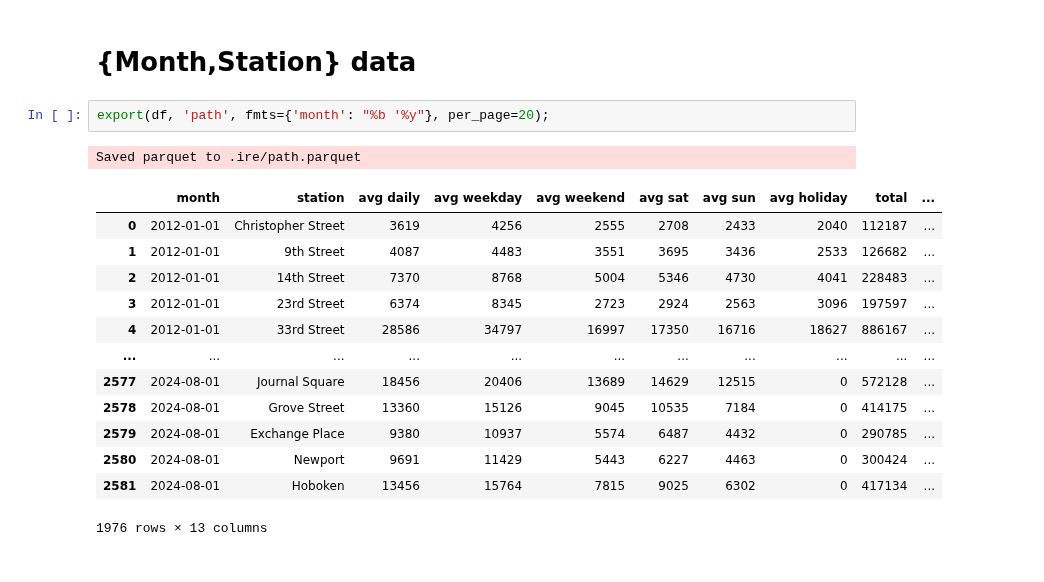
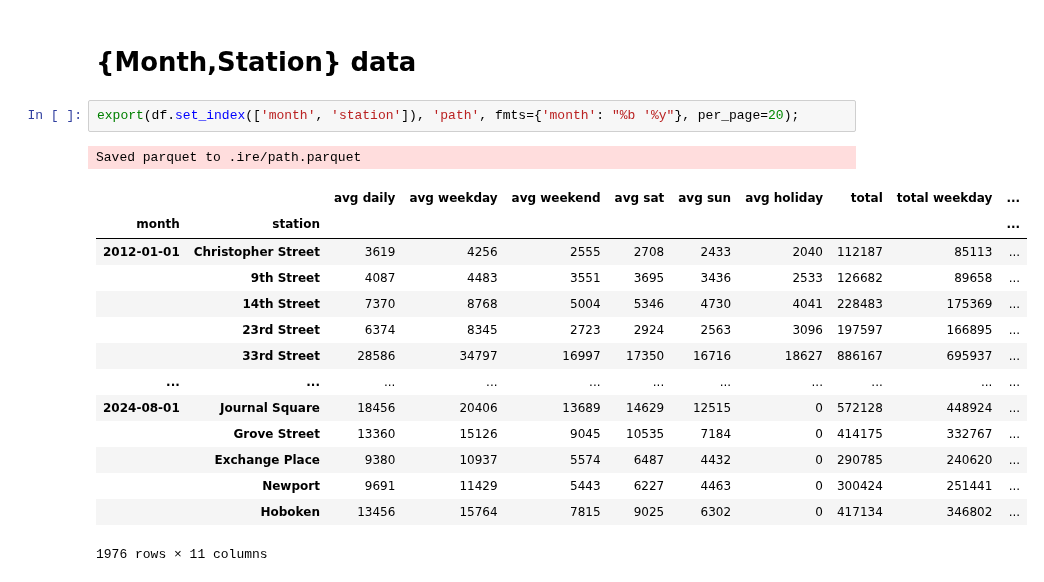
Before and after one commit to hudcostreets/path, a Jupyter notebook: months.ipynb, the cells around one changed output. Saved outputs shown, nothing was run; the diff lists cells and outputs as text.

```diff
--- a/months.ipynb
+++ b/months.ipynb
@@ -529,19 +542,20 @@ Saved plotly to .ire/vs_2019.json
 # %% [markdown]
 # {Month,Station} data
 # %%
-export(df, 'path', fmts={'month': "%b '%y"}, per_page=20);
+export(df.set_index(['month', 'station']), 'path', fmts={'month': "%b '%y"}, per_page=20);
 # %% [output]
 Saved parquet to .ire/path.parquet
-|  | month | station | avg daily | avg weekday | avg weekend | avg sat | avg sun | avg holiday | total | ... |
-| 0 | 2012-01-01 | Christopher Street | 3619 | 4256 | 2555 | 2708 | 2433 | 2040 | 112187 | ... |
-| 1 | 2012-01-01 | 9th Street | 4087 | 4483 | 3551 | 3695 | 3436 | 2533 | 126682 | ... |
-| 2 | 2012-01-01 | 14th Street | 7370 | 8768 | 5004 | 5346 | 4730 | 4041 | 228483 | ... |
-| 3 | 2012-01-01 | 23rd Street | 6374 | 8345 | 2723 | 2924 | 2563 | 3096 | 197597 | ... |
-| 4 | 2012-01-01 | 33rd Street | 28586 | 34797 | 16997 | 17350 | 16716 | 18627 | 886167 | ... |
+|  |  | avg daily | avg weekday | avg weekend | avg sat | avg sun | avg holiday | total | total weekday | ... |
+| month | station |  |  |  |  |  |  |  |  | ... |
+| 2012-01-01 | Christopher Street | 3619 | 4256 | 2555 | 2708 | 2433 | 2040 | 112187 | 85113 | ... |
+|  | 9th Street | 4087 | 4483 | 3551 | 3695 | 3436 | 2533 | 126682 | 89658 | ... |
+|  | 14th Street | 7370 | 8768 | 5004 | 5346 | 4730 | 4041 | 228483 | 175369 | ... |
+|  | 23rd Street | 6374 | 8345 | 2723 | 2924 | 2563 | 3096 | 197597 | 166895 | ... |
+|  | 33rd Street | 28586 | 34797 | 16997 | 17350 | 16716 | 18627 | 886167 | 695937 | ... |
 | ... | ... | ... | ... | ... | ... | ... | ... | ... | ... | ... |
-| 2577 | 2024-08-01 | Journal Square | 18456 | 20406 | 13689 | 14629 | 12515 | 0 | 572128 | ... |
-| 2578 | 2024-08-01 | Grove Street | 13360 | 15126 | 9045 | 10535 | 7184 | 0 | 414175 | ... |
-| 2579 | 2024-08-01 | Exchange Place | 9380 | 10937 | 5574 | 6487 | 4432 | 0 | 290785 | ... |
-| 2580 | 2024-08-01 | Newport | 9691 | 11429 | 5443 | 6227 | 4463 | 0 | 300424 | ... |
-| 2581 | 2024-08-01 | Hoboken | 13456 | 15764 | 7815 | 9025 | 6302 | 0 | 417134 | ... |
+| 2024-08-01 | Journal Square | 18456 | 20406 | 13689 | 14629 | 12515 | 0 | 572128 | 448924 | ... |
+|  | Grove Street | 13360 | 15126 | 9045 | 10535 | 7184 | 0 | 414175 | 332767 | ... |
+|  | Exchange Place | 9380 | 10937 | 5574 | 6487 | 4432 | 0 | 290785 | 240620 | ... |
+|  | Newport | 9691 | 11429 | 5443 | 6227 | 4463 | 0 | 300424 | 251441 | ... |
+|  | Hoboken | 13456 | 15764 | 7815 | 9025 | 6302 | 0 | 417134 | 346802 | ... |
-1976 rows × 13 columns
+1976 rows × 11 columns
```
Also changed, not shown: parts of 5 cells of this notebook, 5 other files.
